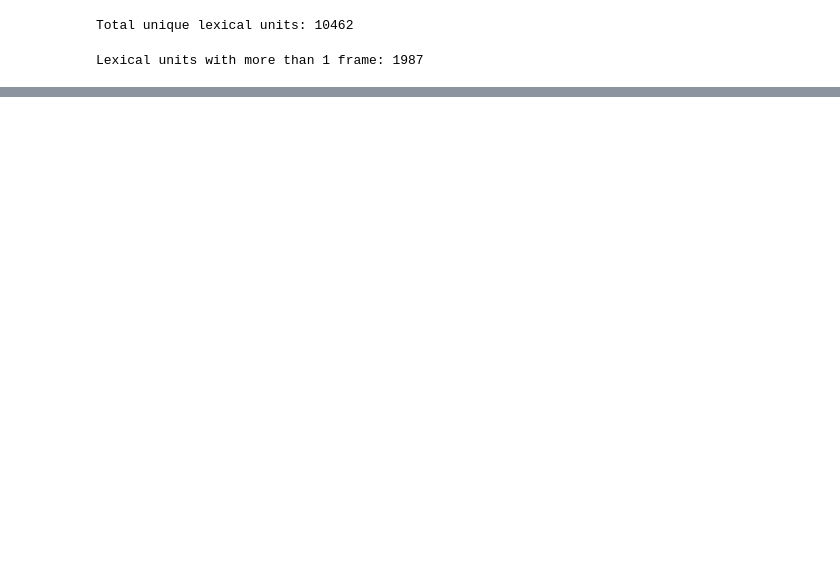
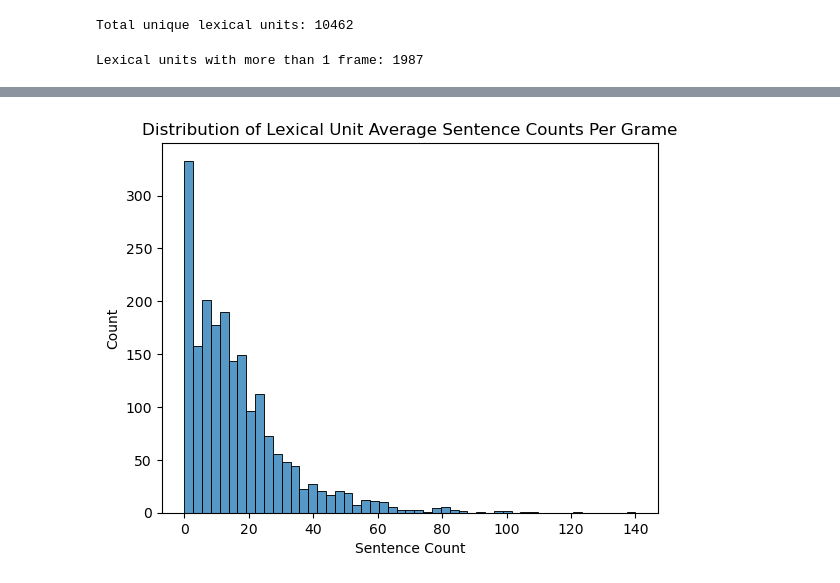
Before and after one commit to ryandschaefer/cs5322-project, a Jupyter notebook: src/statistics.ipynb, the cells around one changed output, grey strips where cells are left out. Drawn from its saved outputs; the diff is of its cells as text; code cells hidden in the pictures; blank space fills up the shorter version.

```diff
--- a/src/statistics.ipynb
+++ b/src/statistics.ipynb
@@ -79,0 +103,9 @@ plt.show()
+# %%
+df_lu_grp = df_lu.groupby("Lexical Unit").mean(numeric_only = True).reset_index()
+
+sns.histplot(df_lu_grp, x = "Sentence Count")
+plt.title("Distribution of Lexical Unit Average Sentence Counts Per Grame")
+
+plt.show()
+# %% [output]
+[figure, added]
```
Also changed, not shown: parts of 14 cells of this notebook, 1 other file.
